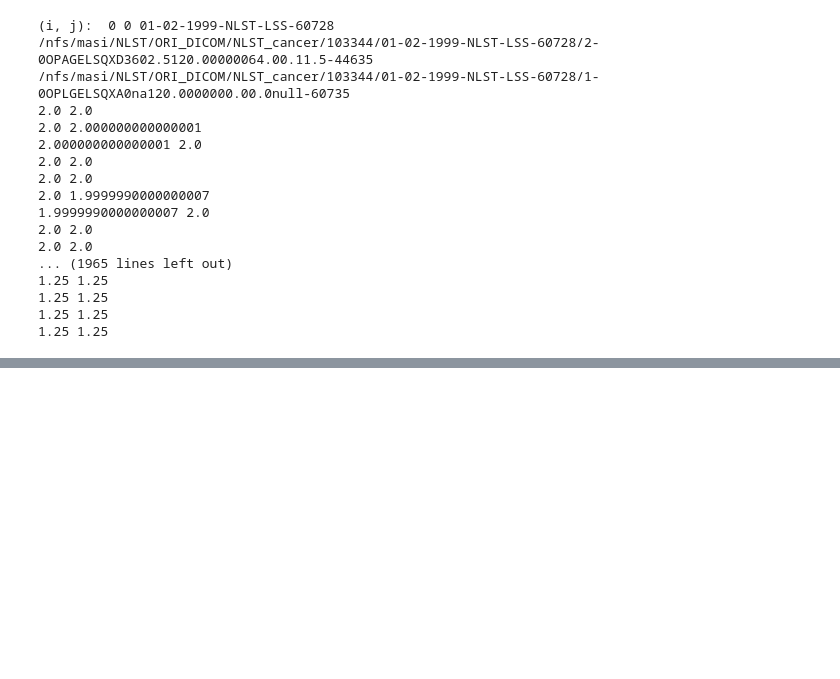
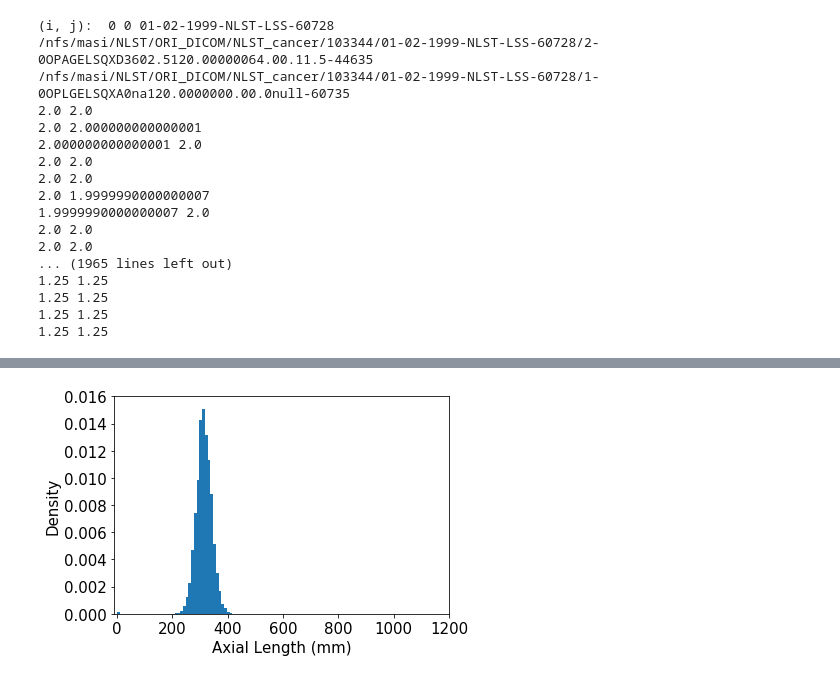
Before and after one commit to MASILab/QA_tool, a Jupyter notebook: debug.ipynb, the cells around one changed output, grey strips where cells are left out. Drawn from its saved outputs; the diff is of its cells as text; code cells hidden in the pictures; blank space fills up the shorter version.

```diff
--- a/debug.ipynb
+++ b/debug.ipynb
@@ -178,0 +228,17 @@ print (cnt)
+# %%
+df = pd.read_csv('/nfs/masi/NLST/QA_results/20200513/noncancer/length.csv')
+df = df.loc[df['length'] == df['length']]
+length = df['length'].tolist()
+plt.hist(length,  bins=50, density = True)  # `density=False` would make counts
+
+#plt.title('VLSP packyear Histogram', fontsize =15 )
+plt.ylabel('Density', fontsize =15)
+plt.xlabel('Axial Length (mm)', fontsize =15)
+
+plt.xticks(fontsize = 15)
+plt.yticks(fontsize = 15)
+plt.ylim((0,0.016))
+plt.xlim((-10, 1200))
+plt.savefig('/nfs/masi/MCL/xnat/MCL_lenbody.eps')
+# %% [output]
+[figure, added]
```
Also changed, not shown: parts of 11 cells of this notebook, 10 other files.
